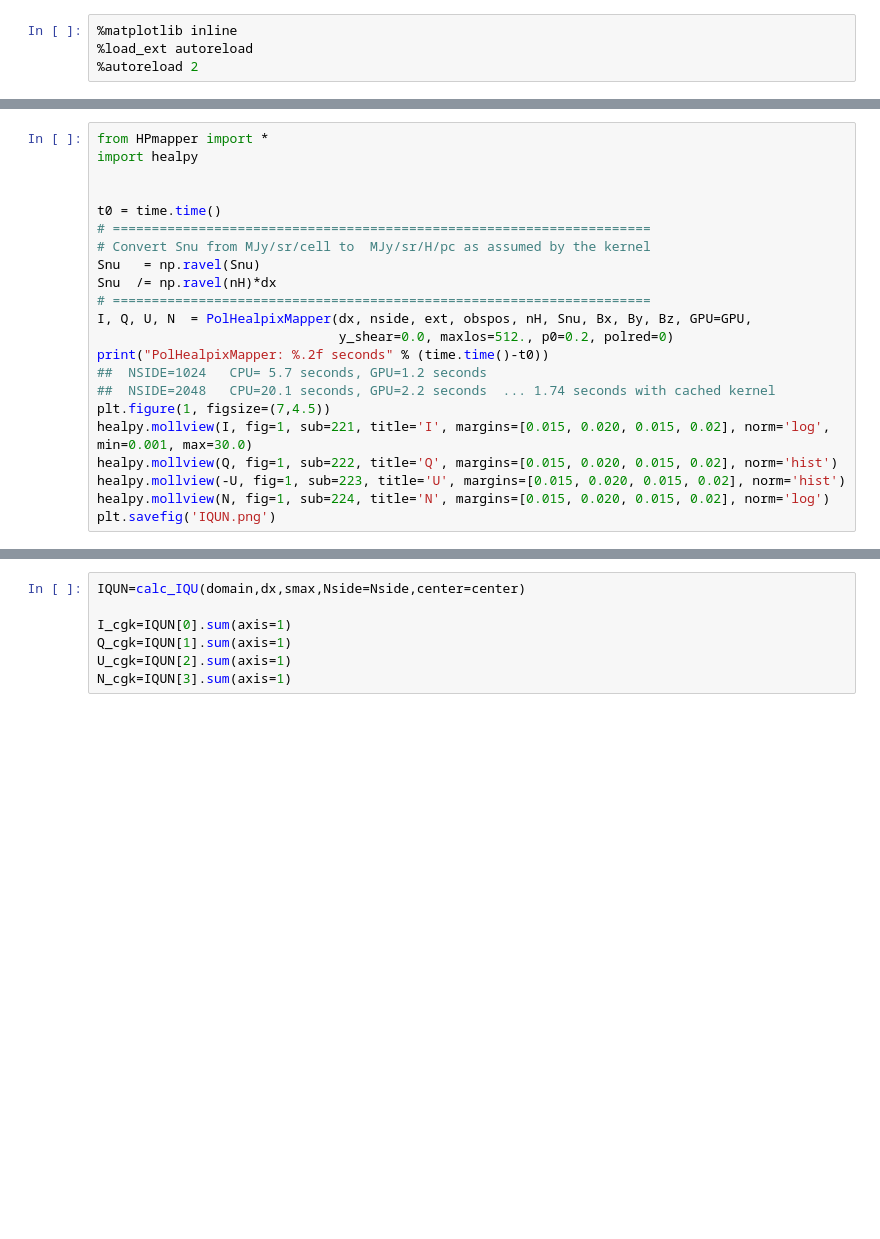
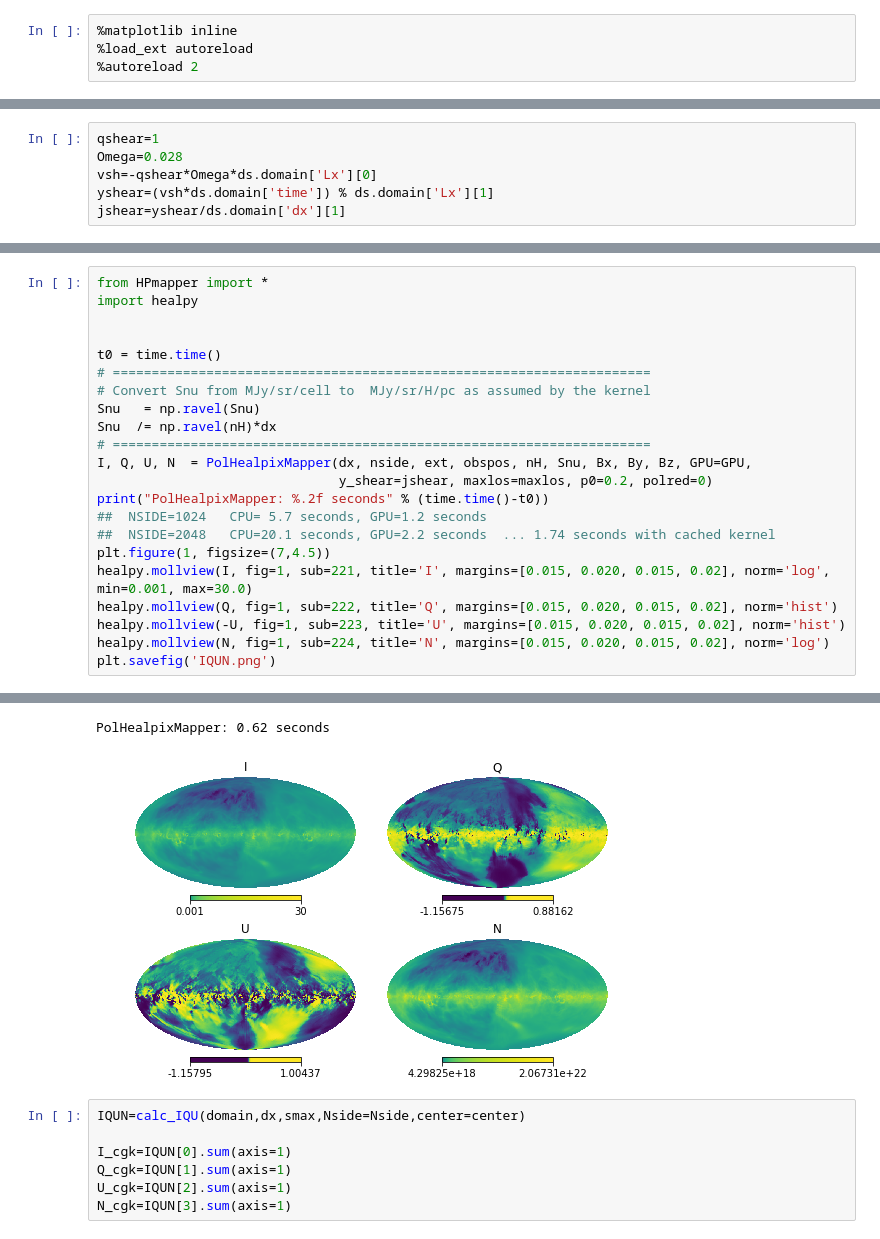
Before and after one commit to changgoo/tigress-dustpol, a Jupyter notebook: map-making.ipynb, the cells around one changed output, grey strips where cells are left out. Saved outputs shown, nothing was run; the diff lists cells and outputs as text; blank space fills up the shorter version.

```diff
--- a/map-making.ipynb
+++ b/map-making.ipynb
@@ -85,3 +73,9 @@ else:
+# %%
+qshear=1
+Omega=0.028
+vsh=-qshear*Omega*ds.domain['Lx'][0]
+yshear=(vsh*ds.domain['time']) % ds.domain['Lx'][1]
+jshear=yshear/ds.domain['dx'][1]
 # %%
 fig,axes =  plt.subplots(2,2,figsize=(10,10))
 extent   =  [le[0],re[0],le[1],re[1]]
@@ -130,7 +127,7 @@ Snu   = np.ravel(Snu)
 Snu  /= np.ravel(nH)*dx
 # =====================================================================
 I, Q, U, N  = PolHealpixMapper(dx, nside, ext, obspos, nH, Snu, Bx, By, Bz, GPU=GPU,
-                               y_shear=0.0, maxlos=512., p0=0.2, polred=0)
+                               y_shear=jshear, maxlos=maxlos, p0=0.2, polred=0)
 print("PolHealpixMapper: %.2f seconds" % (time.time()-t0))
 ##  NSIDE=1024   CPU= 5.7 seconds, GPU=1.2 seconds
 ##  NSIDE=2048   CPU=20.1 seconds, GPU=2.2 seconds  ... 1.74 seconds with cached kernel
@@ -148,3 +158,5 @@ Build on <pyopencl.Device 'Intel(R) Core(TM) i7-8750H CPU @ 2.20GHz' on 'Apple'
+PolHealpixMapper: 0.62 seconds
+[figure, added]
 # %%
 IQUN=calc_IQU(domain,dx,smax,Nside=Nside,center=center)
 
```
Also changed, not shown: parts of 6 cells of this notebook, 4 other files.
